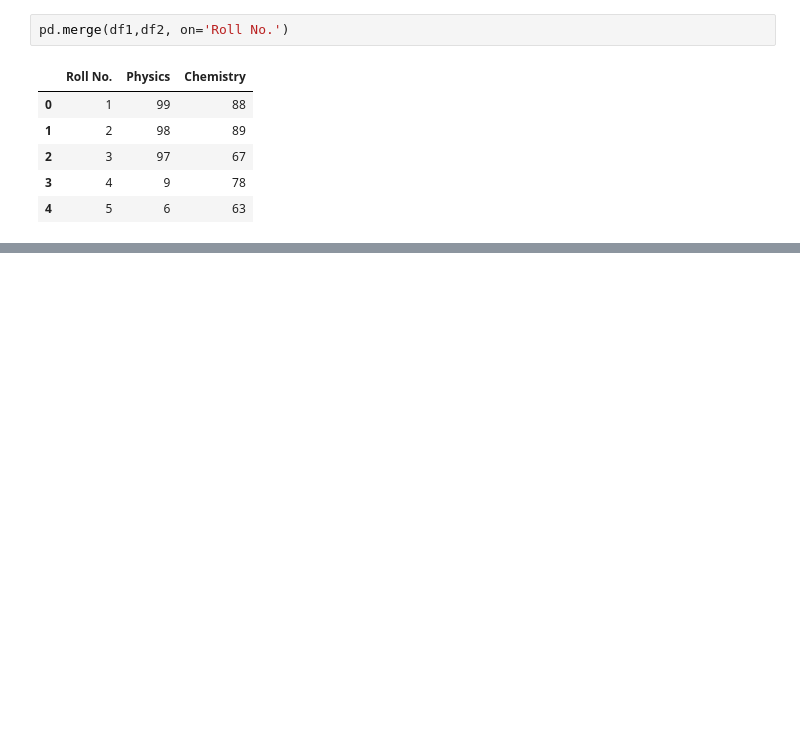
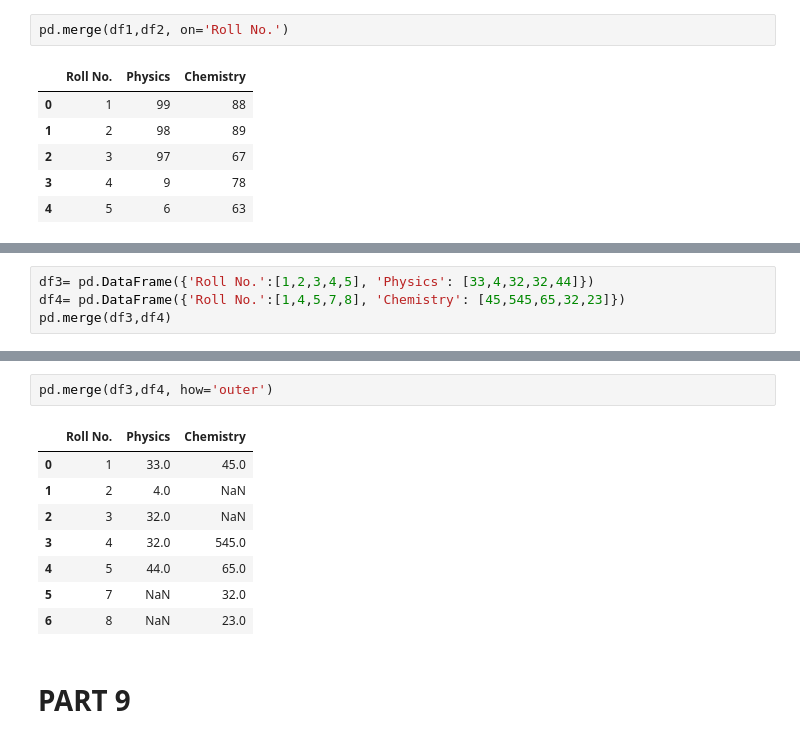
Before and after one commit to PRACHIP5202/WinWinAI, a Jupyter notebook: Pandas3.ipynb, the cells around one changed output, grey strips where cells are left out. Drawn from its saved outputs; the diff is of its cells as text; blank space fills up the shorter version.

```diff
--- a/Pandas3.ipynb
+++ b/Pandas3.ipynb
@@ -100,0 +119,4 @@ pd.merge(df1,df2, on='Roll No.')
+# %%
+df3= pd.DataFrame({'Roll No.':[1,2,3,4,5], 'Physics': [33,4,32,32,44]})
+df4= pd.DataFrame({'Roll No.':[1,4,5,7,8], 'Chemistry': [45,545,65,32,23]})
+pd.merge(df3,df4)
@@ -100,0 +146,13 @@ pd.merge(df1,df2, on='Roll No.')
+# %%
+pd.merge(df3,df4, how='outer')
+# %% [output]
+|  | Roll No. | Physics | Chemistry |
+| 0 | 1 | 33.0 | 45.0 |
+| 1 | 2 | 4.0 | NaN |
+| 2 | 3 | 32.0 | NaN |
+| 3 | 4 | 32.0 | 545.0 |
+| 4 | 5 | 44.0 | 65.0 |
+| 5 | 7 | NaN | 32.0 |
+| 6 | 8 | NaN | 23.0 |
+# %% [markdown]
+# PART 9
```
Also changed, not shown: parts of 5 cells of this notebook.
